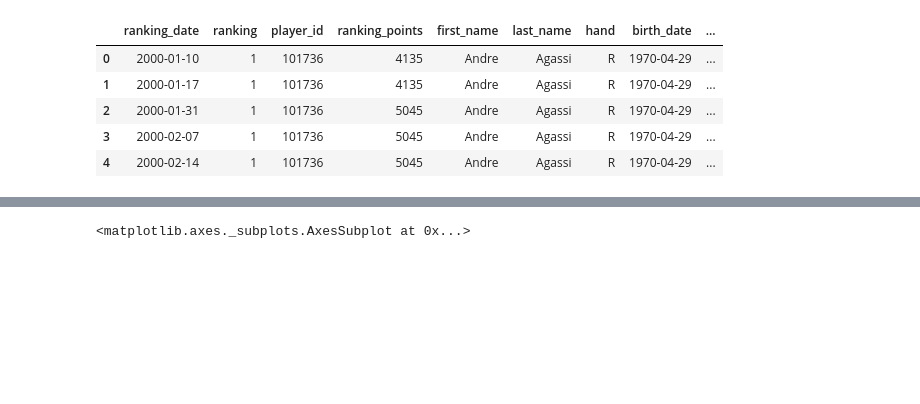
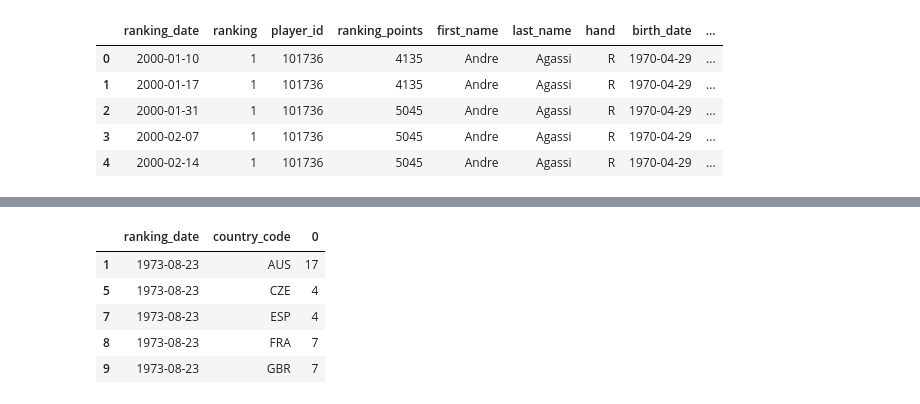
Before and after one commit to ClaudiuCreanga/tennis-statistics, a Jupyter notebook: analytics/best-100players-country.ipynb, the cells around one changed output, grey strips where cells are left out. Drawn from its saved outputs; the diff is of its cells as text; code cells hidden in the pictures; blank space fills up the shorter version.

```diff
--- a/analytics/best-100players-country.ipynb
+++ b/analytics/best-100players-country.ipynb
@@ -87,5 +55,21 @@ da_indexed = da.set_index("ranking_date")
+# %%
+# we are interested in ranking date, country code and counting the number of players.
+# To keep the data cleaner get only countries with at least 4 players in top 100
+
+aggregate = players[["ranking_date", "country_code"]].groupby(["ranking_date","country_code"]).size().to_frame()
+aggregate = pd.DataFrame(aggregate.to_records())
+aggregate_least_4 = aggregate[(aggregate["0"] > 3)]
+aggregate_least_4.head()
+# %% [output]
+|  | ranking_date | country_code | 0 |
+| 1 | 1973-08-23 | AUS | 17 |
+| 5 | 1973-08-23 | CZE | 4 |
+| 7 | 1973-08-23 | ESP | 4 |
+| 8 | 1973-08-23 | FRA | 7 |
+| 9 | 1973-08-23 | GBR | 7 |
 # %%
-pivoted = pd.pivot_table(da, values='0', columns='country_code', index="ranking_date")
+# transform to dataframe
+
+
+pivoted = pd.pivot_table(aggregate, values='0', columns='country_code', index="ranking_date")
 pivoted.plot(figsize=(20,10))
-# %% [output]
-<matplotlib.axes._subplots.AxesSubplot at 0x...>
```
Also changed, not shown: parts of 6 cells of this notebook.
